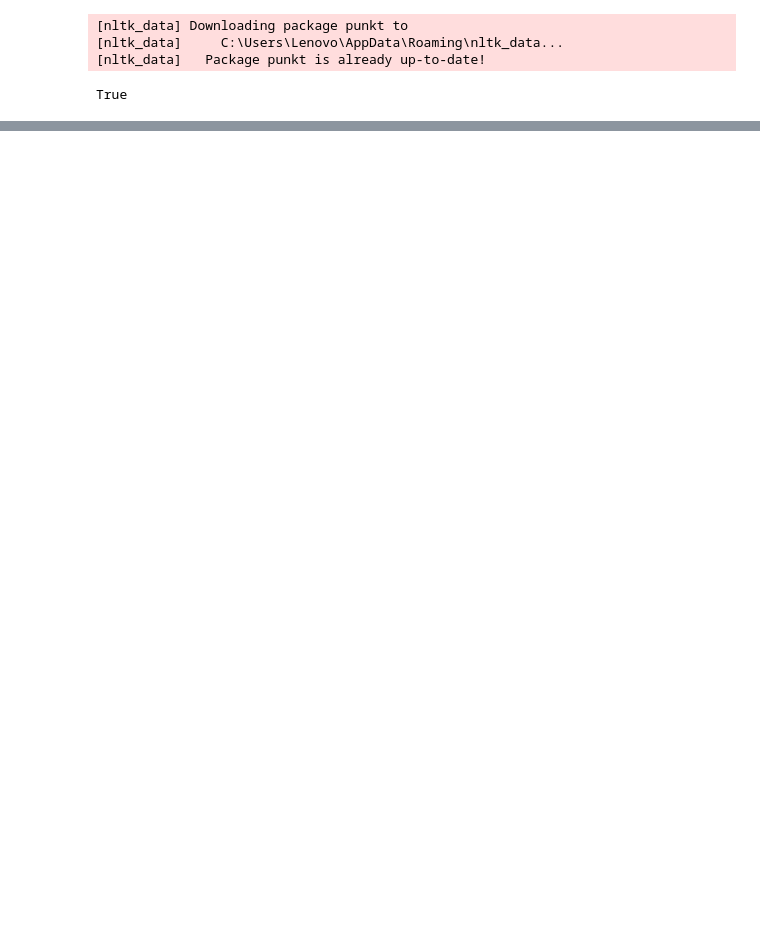
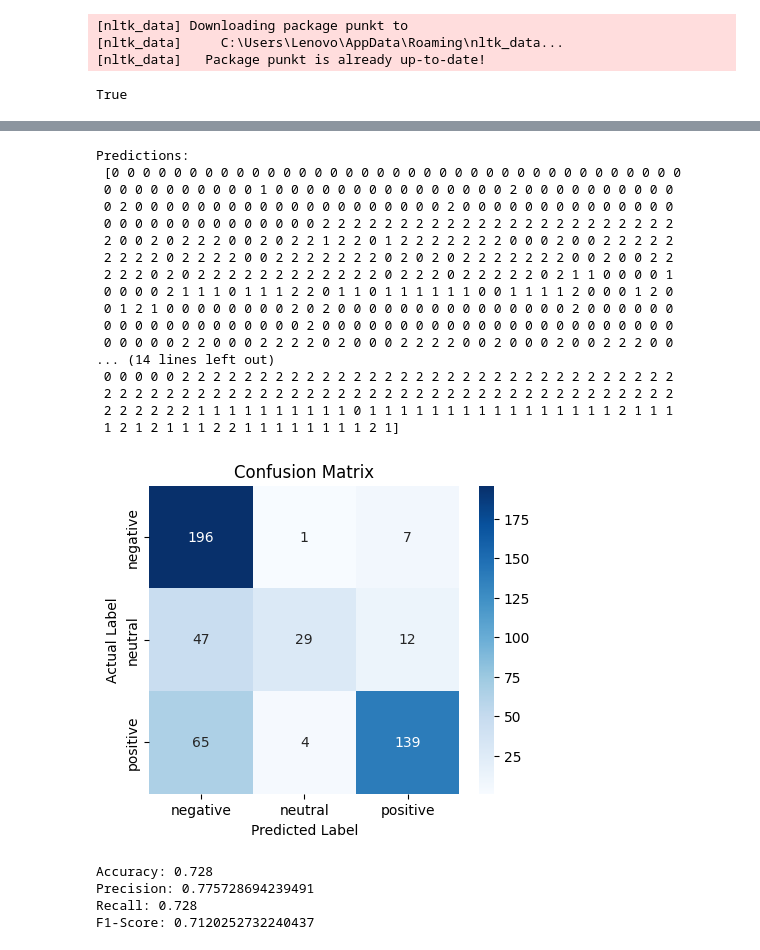
Before and after one commit to munzayanahusn/IF5153-13521077-TextClassification, a Jupyter notebook: src/main.ipynb, the cells around one changed output, grey strips where cells are left out. Drawn from its saved outputs; the diff is of its cells as text; code cells hidden in the pictures; blank space fills up the shorter version.

```diff
--- a/src/main.ipynb
+++ b/src/main.ipynb
@@ -149,9 +156,11 @@ Name: 1, dtype: object
 label_encoder = LabelEncoder()
 y_train_encoded = label_encoder.fit_transform(y_train)
 y_val_encoded = label_encoder.transform(y_val)
+y_test_encoded = label_encoder.transform(y_test)
 
 print('Encoded labels train:', y_train_encoded)
 print('Encoded labels validation:', y_val_encoded)
+print('Encoded labels test:', y_test_encoded)
 print('Classes:', label_encoder.classes_)
 # %% [output]
 Encoded labels train: [2 1 2 ... 1 0 2]
@@ -315,0 +230,5 @@ print(x_train_bow.toarray())
+# %%
+# Preprocess Data
+x_train_preprocessed = preprocess(x_train)
+x_val_preprocessed = preprocess(x_val)
+x_test_preprocessed = preprocess(x_test)
@@ -315,0 +245,14 @@ print(x_train_bow.toarray())
+# %%
+# Evaluation Metrics: Accuracy, Precision, Recall, F1-Score
+def model_predict(model, x):
+    y_pred = model.predict(x)
+
+    return y_pred
+
+def model_evaluation(y_pred, y_actual):
+    accuracy = accuracy_score(y_actual, y_pred)
+    precision = precision_score(y_actual, y_pred, average='weighted')
+    recall = recall_score(y_actual, y_pred, average='weighted')
+    f1 = f1_score(y_actual, y_pred, average='weighted')
+
+    return accuracy, precision, recall, f1
@@ -315,0 +441,45 @@ print(x_train_bow.toarray())
+# %%
+# Data Test Prediction
+y_test_pred = model_predict(grid_search_svm, x_test_bow)
+print('Predictions:\n', y_test_pred)
+print('Actual:\n', y_test_encoded)
+print()
+
+# Confusion Matrix
+conf_matrix = confusion_matrix(y_test_encoded, y_test_pred)
+plt.figure(figsize=(5, 4))
+sns.heatmap(conf_matrix, annot=True, fmt='d', cmap='Blues', xticklabels=label_encoder.classes_, yticklabels=label_encoder.classes_)
+plt.xlabel('Predicted Label')
+plt.ylabel('Actual Label')
+plt.title('Confusion Matrix')
+plt.show()
+
+# Evaluation Metrics
+evaluation_metrics = model_evaluation(y_test_pred, y_test_encoded)
+print('Accuracy:', evaluation_metrics[0])
+print('Precision:', evaluation_metrics[1])
+print('Recall:', evaluation_metrics[2])
+print('F1-Score:', evaluation_metrics[3])
+# %% [output]
+Predictions:
+ [0 0 0 0 0 0 0 0 0 0 0 0 0 0 0 0 0 0 0 0 0 0 0 0 0 0 0 0 0 0 0 0 0 0 0 0 0
+ 0 0 0 0 0 0 0 0 0 0 1 0 0 0 0 0 0 0 0 0 0 0 0 0 0 0 2 0 0 0 0 0 0 0 0 0 0
+ 0 2 0 0 0 0 0 0 0 0 0 0 0 0 0 0 0 0 0 0 0 0 2 0 0 0 0 0 0 0 0 0 0 0 0 0 0
+ 0 0 0 0 0 0 0 0 0 0 0 0 0 0 2 2 2 2 2 2 2 2 2 2 2 2 2 2 2 2 2 2 2 2 2 2 2
+ 2 0 0 2 0 2 2 2 0 0 2 0 2 2 1 2 2 0 1 2 2 2 2 2 2 2 0 0 0 2 0 0 2 2 2 2 2
+ 2 2 2 2 0 2 2 2 2 0 0 2 2 2 2 2 2 2 0 2 0 2 0 2 2 2 2 2 2 2 0 0 2 0 0 2 2
+ 2 2 2 0 2 0 2 2 2 2 2 2 2 2 2 2 2 2 0 2 2 2 0 2 2 2 2 2 0 2 1 1 0 0 0 0 1
+ 0 0 0 0 2 1 1 1 0 1 1 1 2 2 0 1 1 0 1 1 1 1 1 1 0 0 1 1 1 1 2 0 0 0 1 2 0
+ 0 1 2 1 0 0 0 0 0 0 0 0 2 0 2 0 0 0 0 0 0 0 0 0 0 0 0 0 0 0 2 0 0 0 0 0 0
+ 0 0 0 0 0 0 0 0 0 0 0 0 0 2 0 0 0 0 0 0 0 0 0 0 0 0 0 0 0 0 0 0 0 0 0 0 0
+ 0 0 0 0 0 2 2 0 0 0 2 2 2 2 0 2 0 0 0 2 2 2 2 0 0 2 0 0 0 2 0 0 2 2 2 0 0
+... (14 lines left out)
+ 0 0 0 0 0 2 2 2 2 2 2 2 2 2 2 2 2 2 2 2 2 2 2 2 2 2 2 2 2 2 2 2 2 2 2 2 2
+ 2 2 2 2 2 2 2 2 2 2 2 2 2 2 2 2 2 2 2 2 2 2 2 2 2 2 2 2 2 2 2 2 2 2 2 2 2
+ 2 2 2 2 2 2 1 1 1 1 1 1 1 1 1 1 0 1 1 1 1 1 1 1 1 1 1 1 1 1 1 1 1 2 1 1 1
+ 1 2 1 2 1 1 1 2 2 1 1 1 1 1 1 1 1 2 1]
+[figure, added]
+Accuracy: 0.728
+Precision: 0.775728694239491
+Recall: 0.728
+F1-Score: 0.7120252732240437
```
Also changed, not shown: parts of 17 cells of this notebook, 1 other file.
